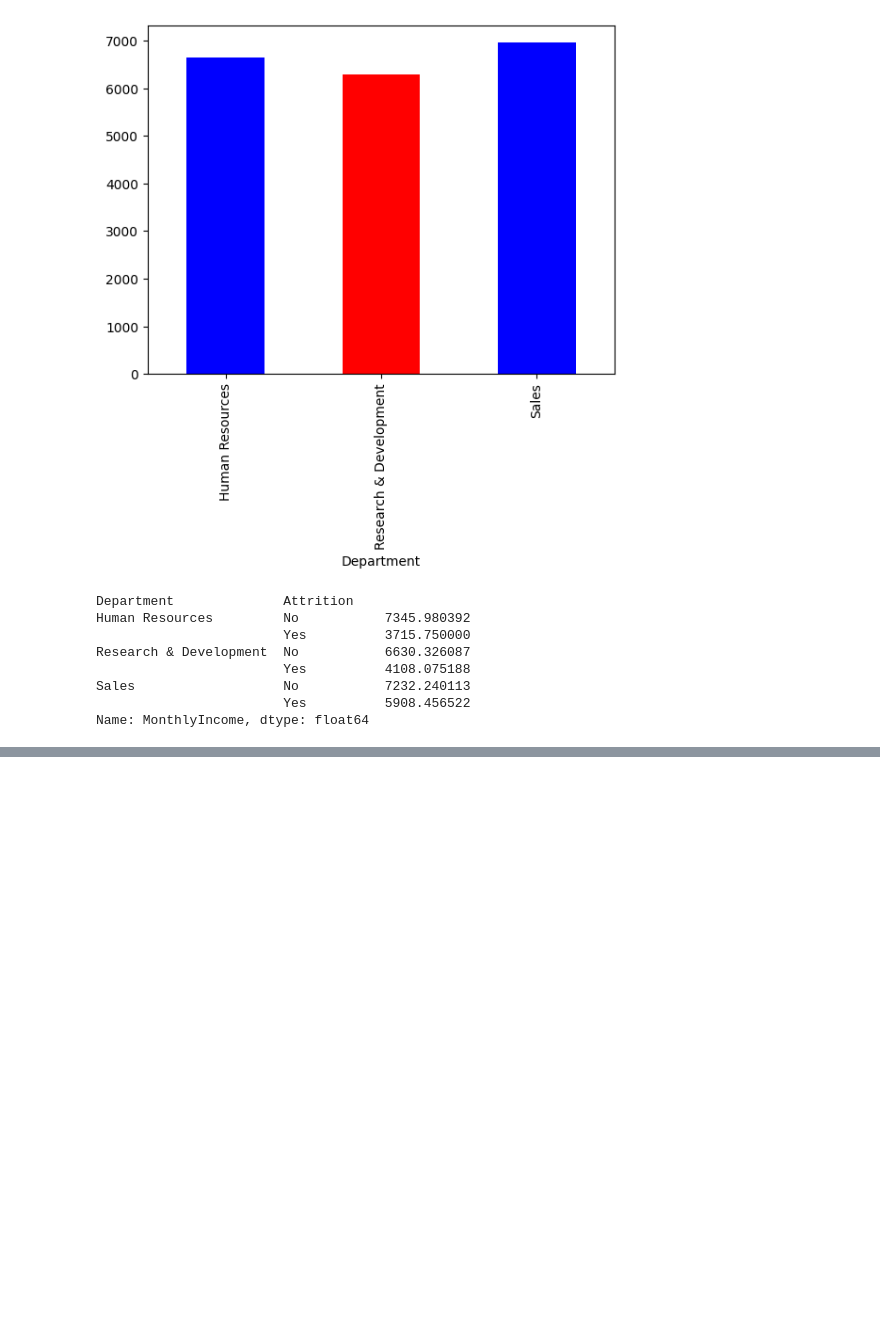
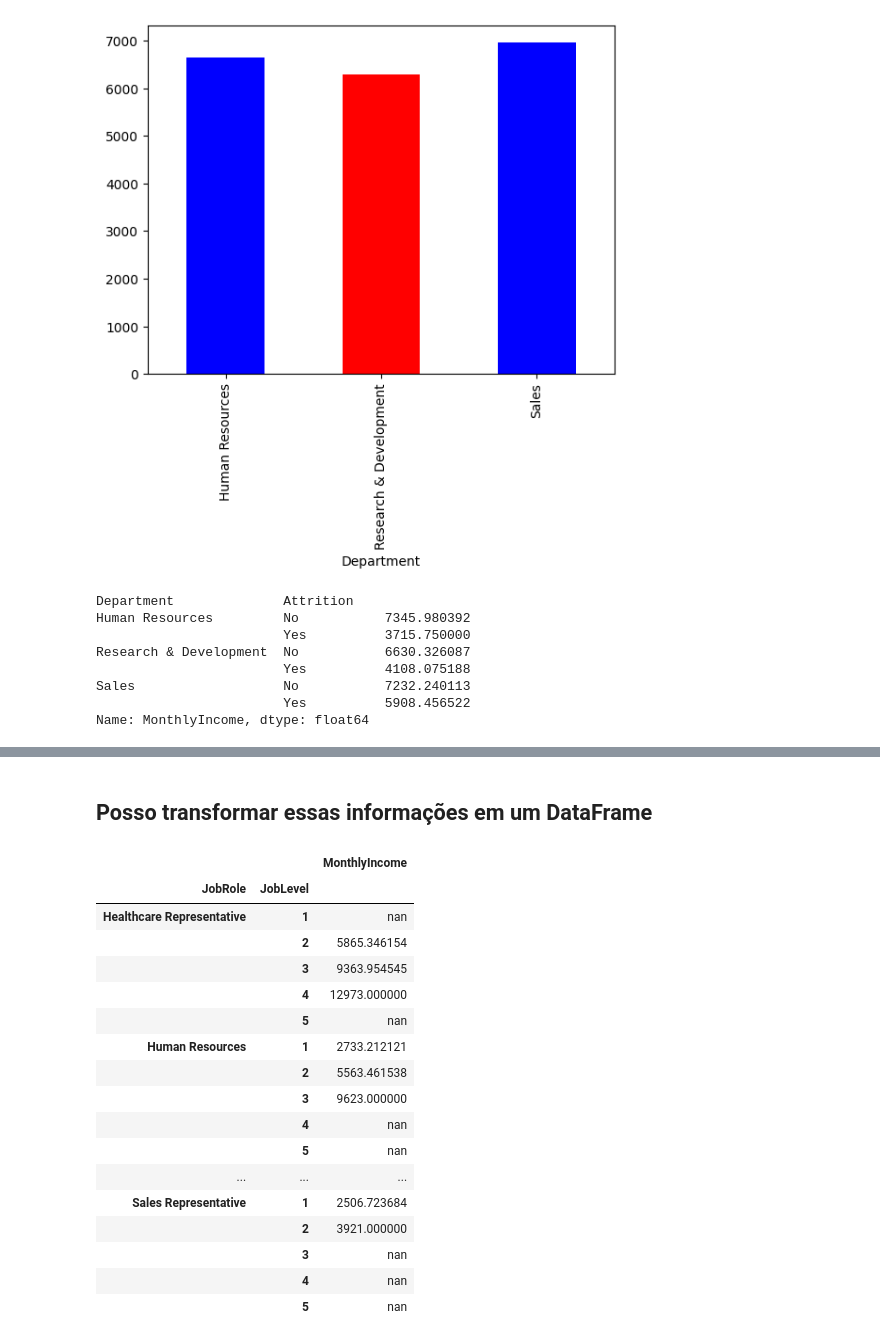
Before and after one commit to OjedaProgramador/Analise_dados_versao_2, a Jupyter notebook: IBM.ipynb, the cells around one changed output, grey strips where cells are left out. Saved outputs shown, nothing was run; the diff lists cells and outputs as text; code cells hidden in the pictures; blank space fills up the shorter version.

```diff
--- a/IBM.ipynb
+++ b/IBM.ipynb
@@ -315,0 +344,23 @@ Name: MonthlyIncome, dtype: float64
+# %% [markdown]
+## Posso transformar essas informações em um DataFrame
+# %%
+BASE_NOVO.groupby(['JobRole', 'JobLevel'])['MonthlyIncome'].mean().to_frame().style.background_gradient(cmap='RdYlGn', axis='index')
+# %% [output]
+|  |  | MonthlyIncome |
+| JobRole | JobLevel |  |
+| Healthcare Representative | 1 | nan |
+|  | 2 | 5865.346154 |
+|  | 3 | 9363.954545 |
+|  | 4 | 12973.000000 |
+|  | 5 | nan |
+| Human Resources | 1 | 2733.212121 |
+|  | 2 | 5563.461538 |
+|  | 3 | 9623.000000 |
+|  | 4 | nan |
+|  | 5 | nan |
+| ... | ... | ... |
+| Sales Representative | 1 | 2506.723684 |
+|  | 2 | 3921.000000 |
+|  | 3 | nan |
+|  | 4 | nan |
+|  | 5 | nan |
```
Also changed, not shown: parts of 6 cells of this notebook.
